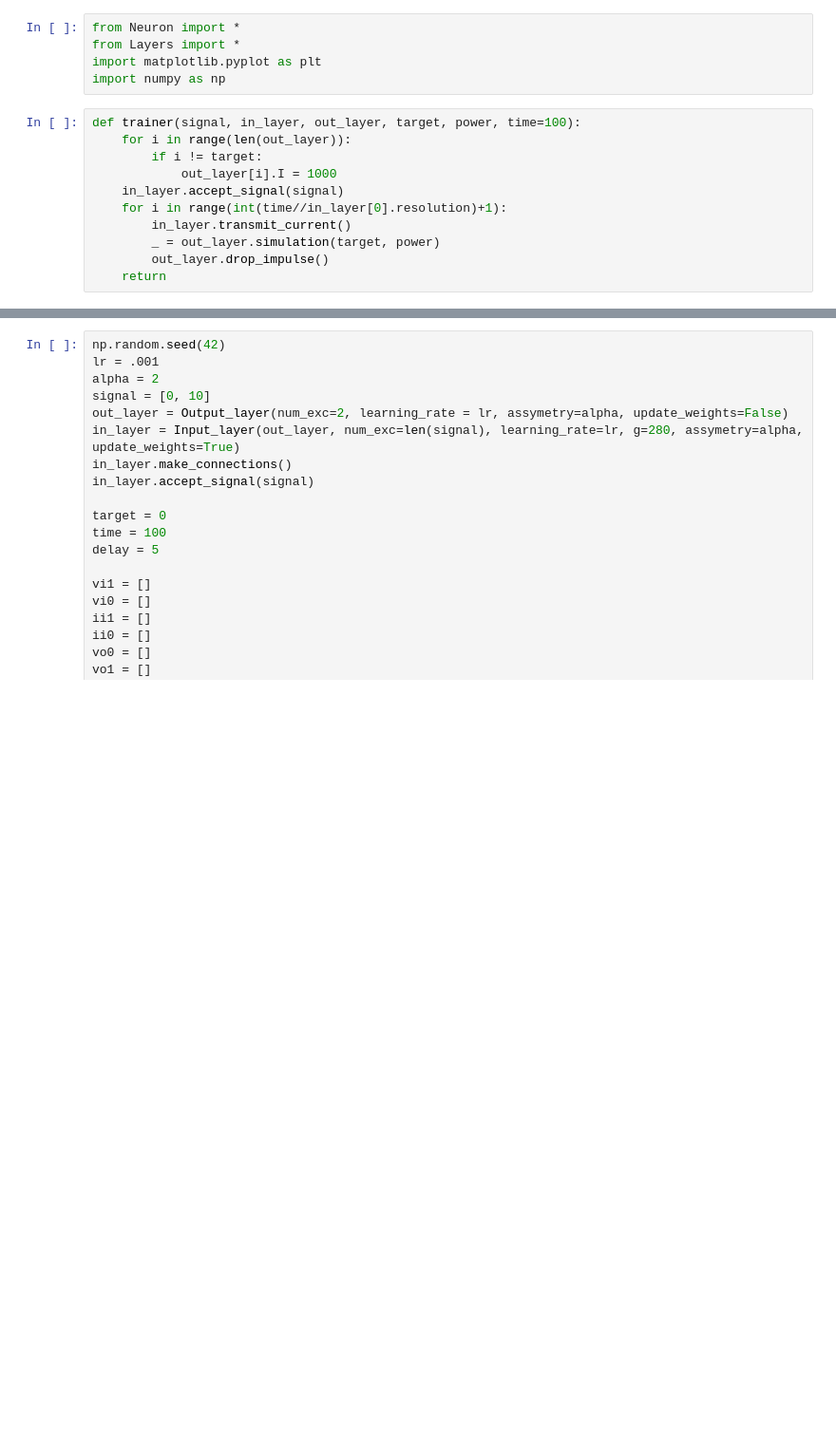
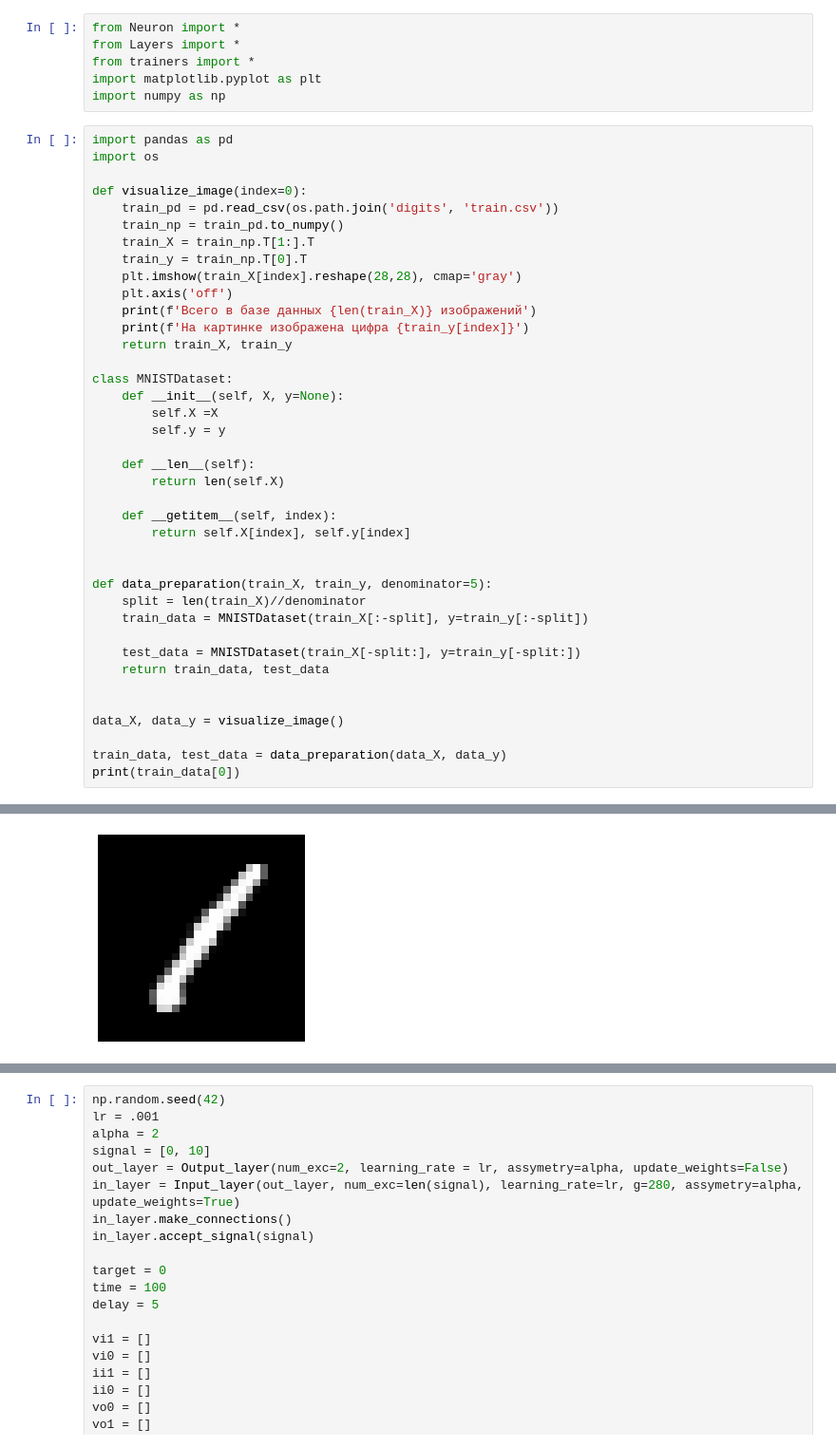
Before and after one commit to iamkg0/SNN_Izhikevich, a Jupyter notebook: test.ipynb, the cells around one changed output, grey strips where cells are left out. Shown: that part at 95% size. Drawn from its saved outputs; the diff is of its cells as text; blank space fills up the shorter version.

Commit message:
Tested on MNIST
Gotta test more

```diff
--- a/test.ipynb
+++ b/test.ipynb
@@ -1,16 +1,46 @@
 # %%
 from Neuron import *
 from Layers import *
+from trainers import *
 import matplotlib.pyplot as plt
 import numpy as np
-# %%
-def trainer(signal, in_layer, out_layer, target, power, time=100):
-    for i in range(len(out_layer)):
-        if i != target:
-            out_layer[i].I = 1000
-    in_layer.accept_signal(signal)
-    for i in range(int(time//in_layer[0].resolution)+1):
-        in_layer.transmit_current()
-        _ = out_layer.simulation(target, power)
-        out_layer.drop_impulse()
-    return
+# %%
+import pandas as pd
+import os
+
+def visualize_image(index=0):
+    train_pd = pd.read_csv(os.path.join('digits', 'train.csv'))
+    train_np = train_pd.to_numpy()
+    train_X = train_np.T[1:].T
+    train_y = train_np.T[0].T
+    plt.imshow(train_X[index].reshape(28,28), cmap='gray')
+    plt.axis('off')
+    print(f'Всего в базе данных {len(train_X)} изображений')
+    print(f'На картинке изображена цифра {train_y[index]}')
+    return train_X, train_y
+
+class MNISTDataset:
+    def __init__(self, X, y=None):
+        self.X =X
+        self.y = y
+
+    def __len__(self):
+        return len(self.X)
+
+    def __getitem__(self, index):
+        return self.X[index], self.y[index]
+
+
+def data_preparation(train_X, train_y, denominator=5):
+    split = len(train_X)//denominator
+    train_data = MNISTDataset(train_X[:-split], y=train_y[:-split])
+
+    test_data = MNISTDataset(train_X[-split:], y=train_y[-split:])
+    return train_data, test_data
+
+
+data_X, data_y = visualize_image()
+
+train_data, test_data = data_preparation(data_X, data_y)
+print(train_data[0])
+# %% [output]
@@ -16,0 +64 @@ def trainer(signal, in_layer, out_layer, target, power, time=100):
+[figure, added]
```
Also changed, not shown: parts of 8 cells of this notebook, 1 other file.
